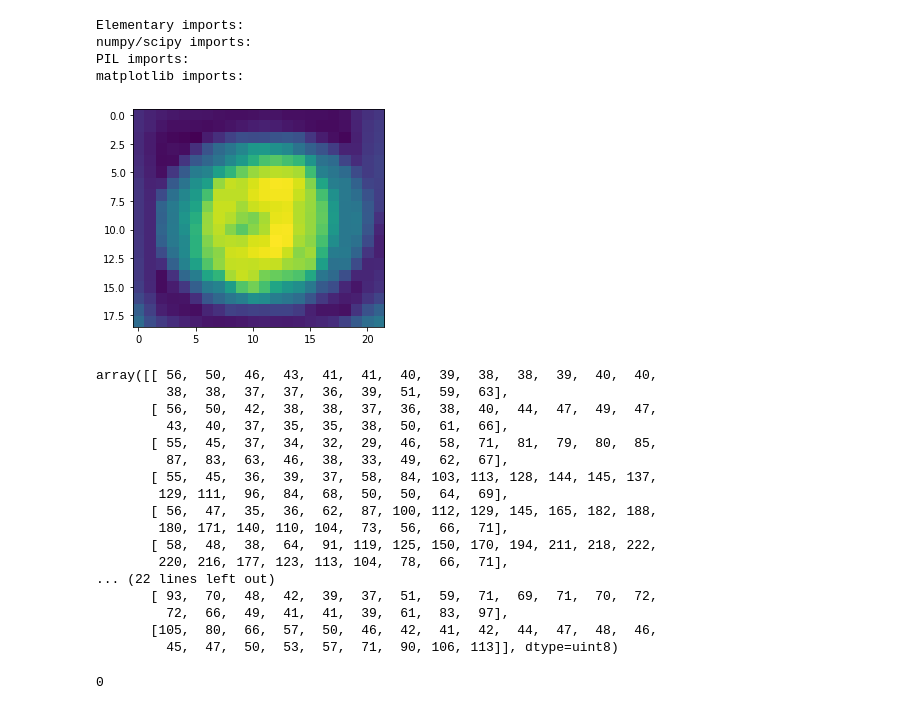
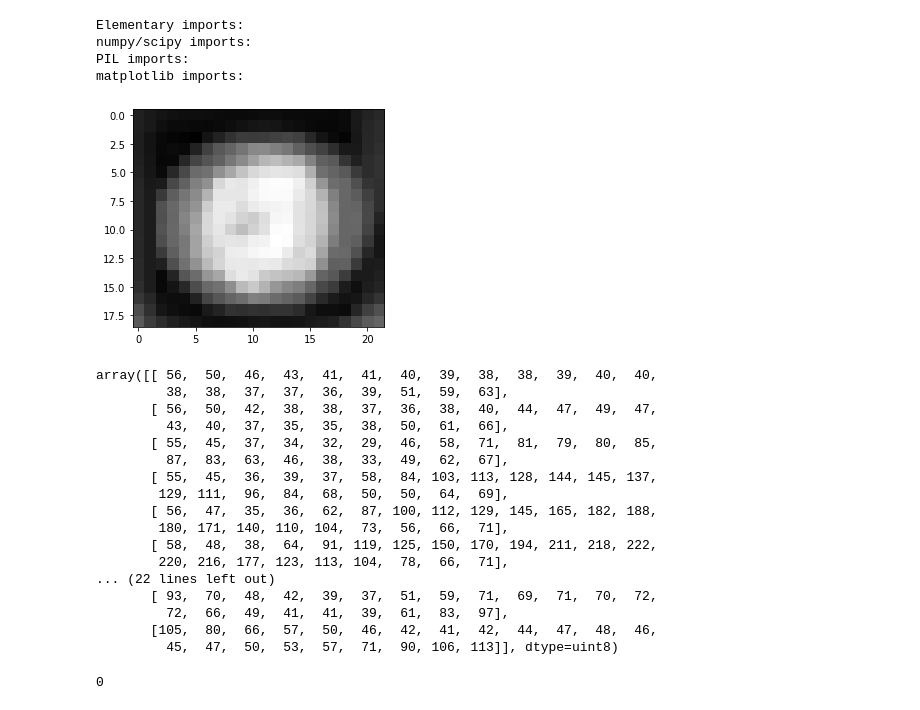
Before and after one commit to SM325/TFL-Mobileye, a Jupyter notebook: Untitled1.ipynb, the cells around one changed output. Saved outputs shown, nothing was run; the diff lists cells and outputs as text; code cells hidden in the pictures.

```diff
--- a/Untitled1.ipynb
+++ b/Untitled1.ipynb
@@ -29,12 +29,12 @@ flist = glob.glob(os.path.join(default_base, 'bremen_000004_000019_leftImg8bit.p
 # %%
 image_path = flist[0]
 image = np.array(Image.open(image_path).convert("L"))
 plt.figure().clf()
-plt.imshow(image[322:341, 1520:1542])
+plt.imshow(image[322:341, 1520:1542], cmap="gray")
 plt.show()
 image[322:341, 1520:1542]
 # %% [output]
-[figure, old version]
+[figure, new version]
 array([[ 56,  50,  46,  43,  41,  41,  40,  39,  38,  38,  39,  40,  40,
          38,  38,  37,  37,  36,  39,  51,  59,  63],
        [ 56,  50,  42,  38,  38,  37,  36,  38,  40,  44,  47,  49,  47,
```
Also changed, not shown: 14 other files.
